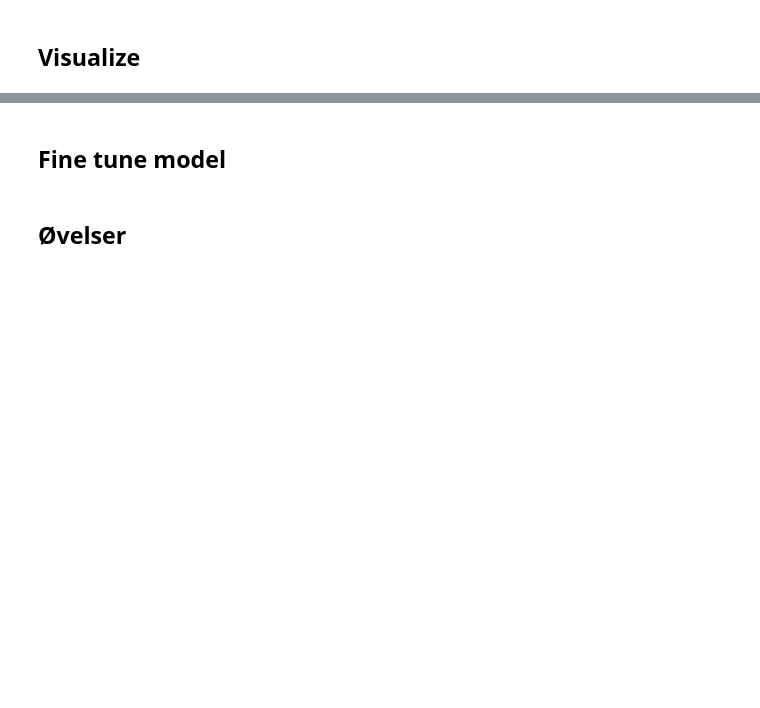
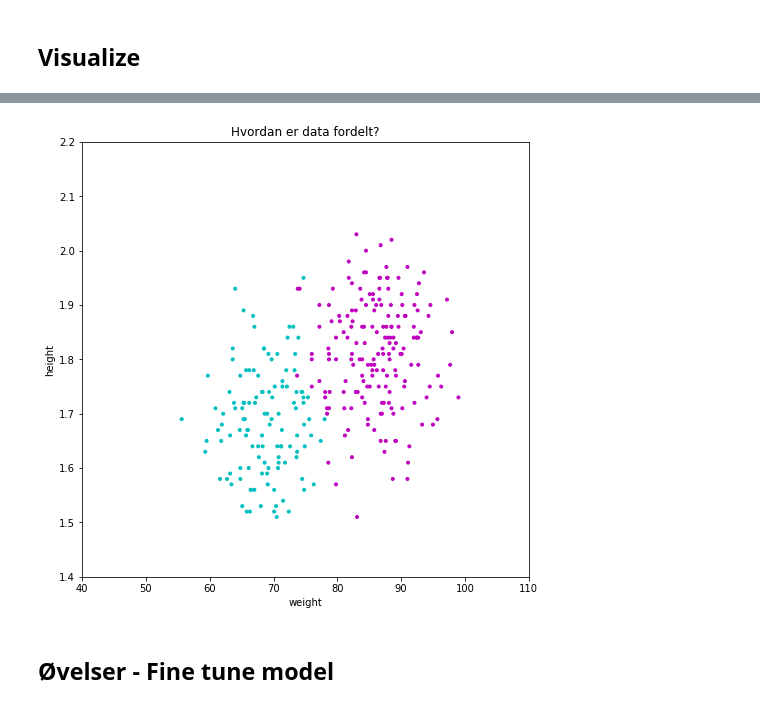
Before and after one commit to jessalfredsen/intro_to_machine_learning, a Jupyter notebook: kmeans.ipynb, the cells around one changed output, grey strips where cells are left out. Drawn from its saved outputs; the diff is of its cells as text; code cells hidden in the pictures; blank space fills up the shorter version.

Commit message:
Added nearly finished notebooks and data

```diff
--- a/kmeans.ipynb
+++ b/kmeans.ipynb
@@ -235,4 +329,12 @@ ValueError: 'c' argument has 1554 elements, which is not acceptable for use with
+# %%
+plt.figure(figsize=(8,8))
+plt.scatter(weights, heights, c=color_pred, marker='.')
+plt.axis([40, 110, 1.4, 2.2])
+plt.xlabel('weight')
+plt.ylabel('height')
+plt.title('Hvordan er data fordelt?')
+plt.show()
+# %% [output]
+[figure, added]
 # %% [markdown]
-## Fine tune model
+## Øvelser - Fine tune model
-# %% [markdown]
-## Øvelser
```
Also changed, not shown: parts of 24 cells of this notebook, 2 other files.
